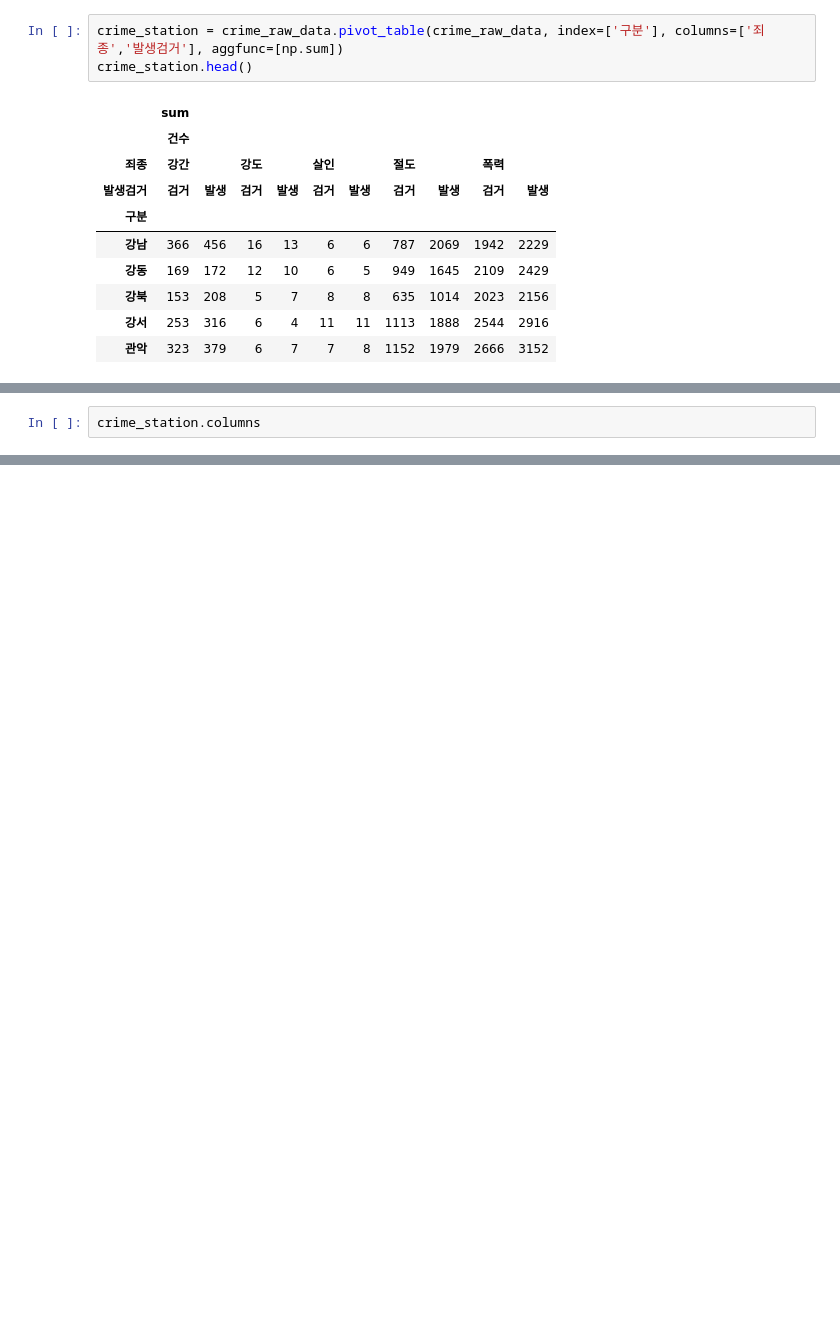
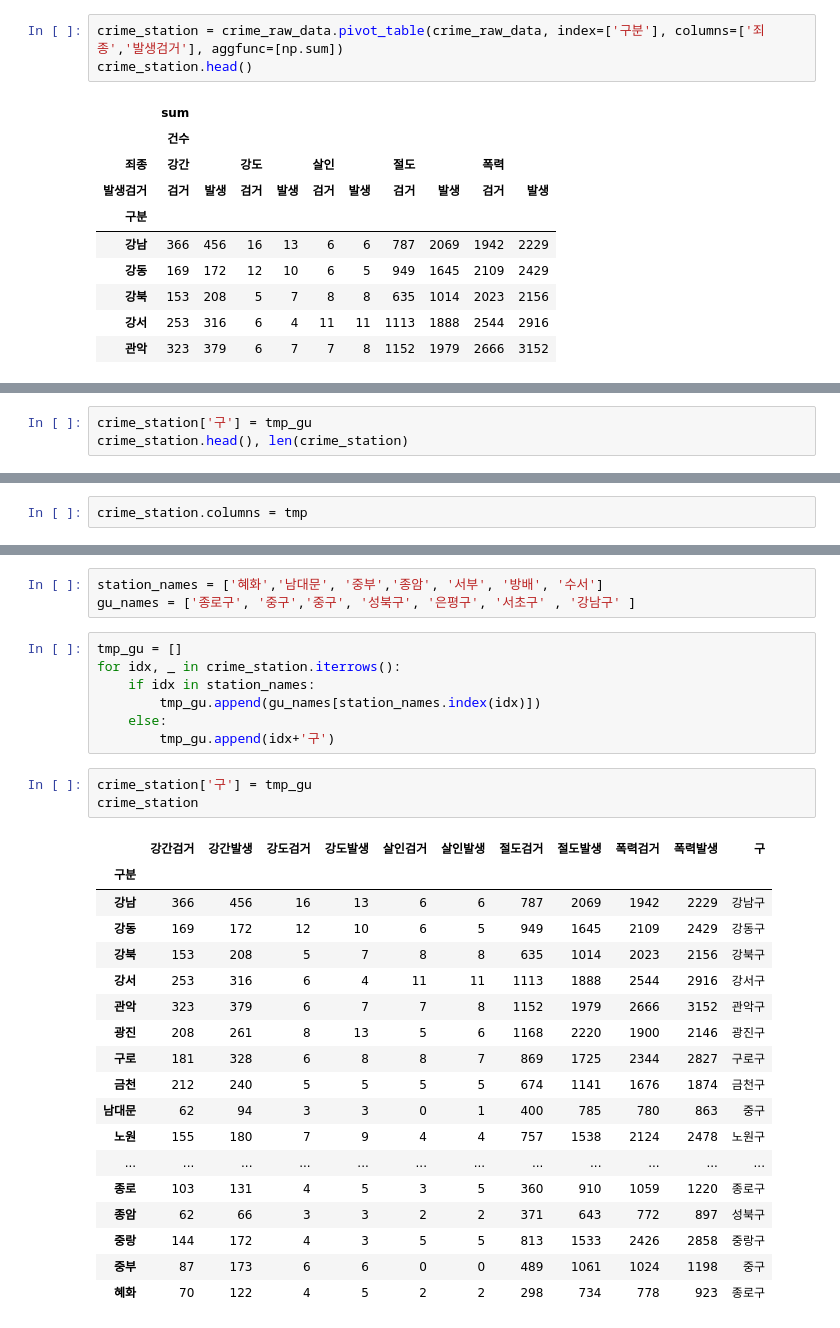
Before and after one commit to dockyum/TIL-data-science, a Jupyter notebook: FC16-class/data_visualization.ipynb, the cells around one changed output, grey strips where cells are left out. Cells and saved outputs as stored; diff of their text form; blank space fills up the shorter version.

```diff
--- a/FC16-class/data_visualization.ipynb
+++ b/FC16-class/data_visualization.ipynb
@@ -652,0 +703,3 @@ crime_station.head()
+# %%
+crime_station['구'] = tmp_gu
+crime_station.head(), len(crime_station)
@@ -653,2 +861,2 @@ crime_station.head()
 # %%
-crime_station.columns
+crime_station.columns = tmp
@@ -686,0 +880,32 @@ crime_station.describe
+# %%
+station_names = ['혜화','남대문', '중부','종암', '서부', '방배', '수서']
+gu_names = ['종로구', '중구','중구', '성북구', '은평구', '서초구' , '강남구' ]
+# %%
+tmp_gu = []
+for idx, _ in crime_station.iterrows():
+    if idx in station_names:
+        tmp_gu.append(gu_names[station_names.index(idx)])
+    else:
+        tmp_gu.append(idx+'구')
+# %%
+crime_station['구'] = tmp_gu
+crime_station
+# %% [output]
+|  | 강간검거 | 강간발생 | 강도검거 | 강도발생 | 살인검거 | 살인발생 | 절도검거 | 절도발생 | 폭력검거 | 폭력발생 | 구 |
+| 구분 |  |  |  |  |  |  |  |  |  |  |  |
+| 강남 | 366 | 456 | 16 | 13 | 6 | 6 | 787 | 2069 | 1942 | 2229 | 강남구 |
+| 강동 | 169 | 172 | 12 | 10 | 6 | 5 | 949 | 1645 | 2109 | 2429 | 강동구 |
+| 강북 | 153 | 208 | 5 | 7 | 8 | 8 | 635 | 1014 | 2023 | 2156 | 강북구 |
+| 강서 | 253 | 316 | 6 | 4 | 11 | 11 | 1113 | 1888 | 2544 | 2916 | 강서구 |
+| 관악 | 323 | 379 | 6 | 7 | 7 | 8 | 1152 | 1979 | 2666 | 3152 | 관악구 |
+| 광진 | 208 | 261 | 8 | 13 | 5 | 6 | 1168 | 2220 | 1900 | 2146 | 광진구 |
+| 구로 | 181 | 328 | 6 | 8 | 8 | 7 | 869 | 1725 | 2344 | 2827 | 구로구 |
+| 금천 | 212 | 240 | 5 | 5 | 5 | 5 | 674 | 1141 | 1676 | 1874 | 금천구 |
+| 남대문 | 62 | 94 | 3 | 3 | 0 | 1 | 400 | 785 | 780 | 863 | 중구 |
+| 노원 | 155 | 180 | 7 | 9 | 4 | 4 | 757 | 1538 | 2124 | 2478 | 노원구 |
+| ... | ... | ... | ... | ... | ... | ... | ... | ... | ... | ... | ... |
+| 종로 | 103 | 131 | 4 | 5 | 3 | 5 | 360 | 910 | 1059 | 1220 | 종로구 |
+| 종암 | 62 | 66 | 3 | 3 | 2 | 2 | 371 | 643 | 772 | 897 | 성북구 |
+| 중랑 | 144 | 172 | 4 | 3 | 5 | 5 | 813 | 1533 | 2426 | 2858 | 중랑구 |
+| 중부 | 87 | 173 | 6 | 6 | 0 | 0 | 489 | 1061 | 1024 | 1198 | 중구 |
+| 혜화 | 70 | 122 | 4 | 5 | 2 | 2 | 298 | 734 | 778 | 923 | 종로구 |
```
Also changed, not shown: parts of 47 cells of this notebook.
